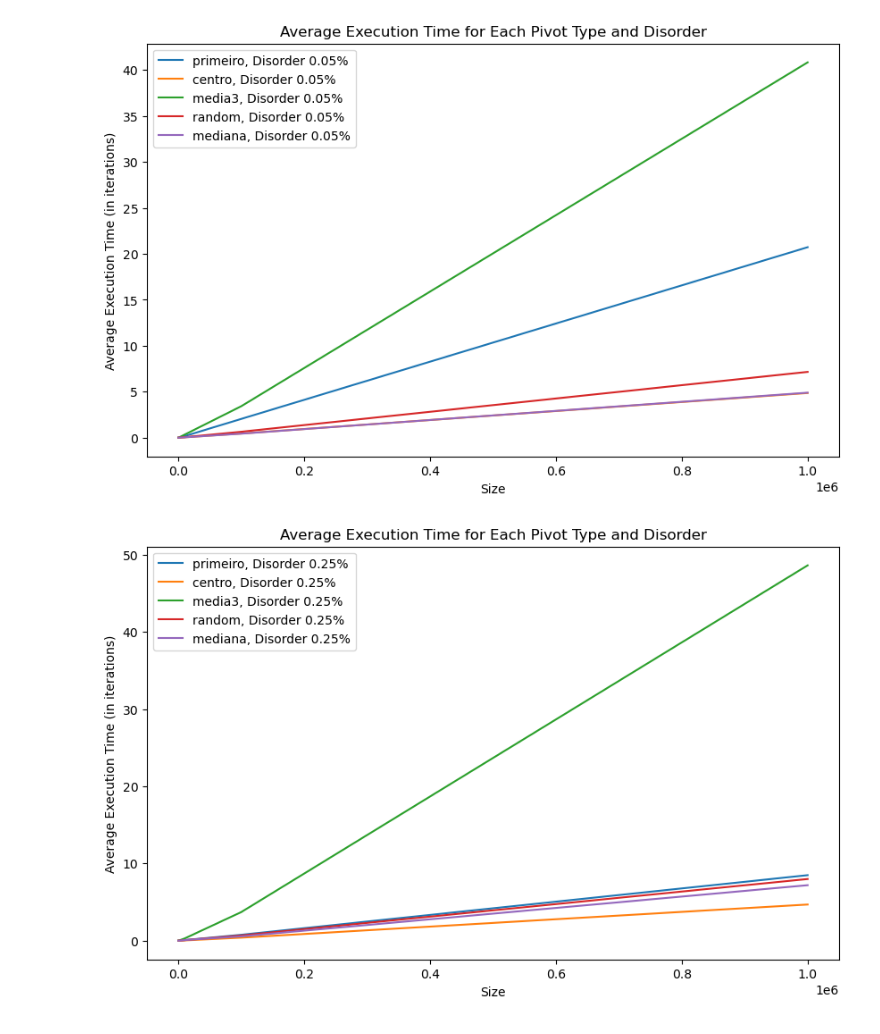
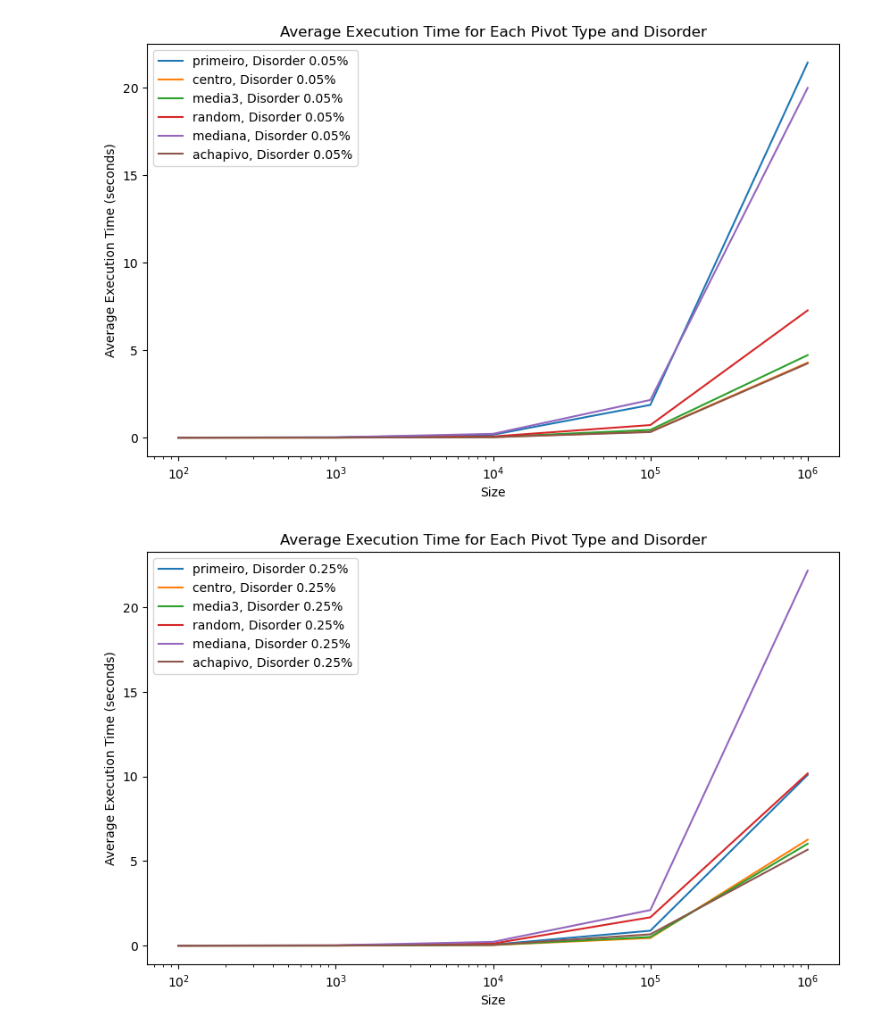
Before and after one commit to SilverBlitzy/Trabalho-APA, a Jupyter notebook: trabalho.ipynb, the cells around one changed output. Drawn from its saved outputs; the diff is of its cells as text; code cells hidden in the pictures.

```diff
--- a/trabalho.ipynb
+++ b/trabalho.ipynb
@@ -60,7 +62,7 @@ def acha_pivo(arr, low, high):
         elif arr[pos] >= arr[pos-1]:
             pos += 1
         else:
-            pivo = pos
+            pivo = pos-1
             break
 
     return arr[pivo] if pivo is not None else pivo
@@ -132,7 +135,7 @@ disorder_percentages = [0.05, 0.25, 0.45]
 loops = 10
 pivot_types = [
     'primeiro',
-    'ultimo',
+    # 'ultimo',
     'centro',
     'media3',
     'random',
@@ -269,8 +203,6 @@ def plot_avg_exec_time(df):
     disorder_percentages = df['disorder'].unique()
 
 
-
-
     for disorder_percent in disorder_percentages:
         plt.figure(figsize=(10, 6))
 
@@ -279,13 +211,14 @@ def plot_avg_exec_time(df):
             plt.plot(subset['size'], subset['exec_time'], label=f'{pivot_type}, Disorder {disorder_percent}%')
 
         plt.xlabel('Size')
-        plt.ylabel('Average Execution Time (in iterations)')
+        plt.ylabel('Average Execution Time (seconds)')
         plt.title('Average Execution Time for Each Pivot Type and Disorder')
+        plt.xscale('log')
         plt.legend()
         plt.show()
 # %%
-df = pd.read_csv('results/revised_results.csv')
+df = pd.read_csv('results/results.csv')
 plot_avg_exec_time(df[df['pivot'] != 'ultimo'])
 # %% [output]
-[figure, old version]
+[figure, new version]
-[figure, old version]
+[figure, new version]
```
Also changed, not shown: parts of 7 cells of this notebook, 4 other files.
